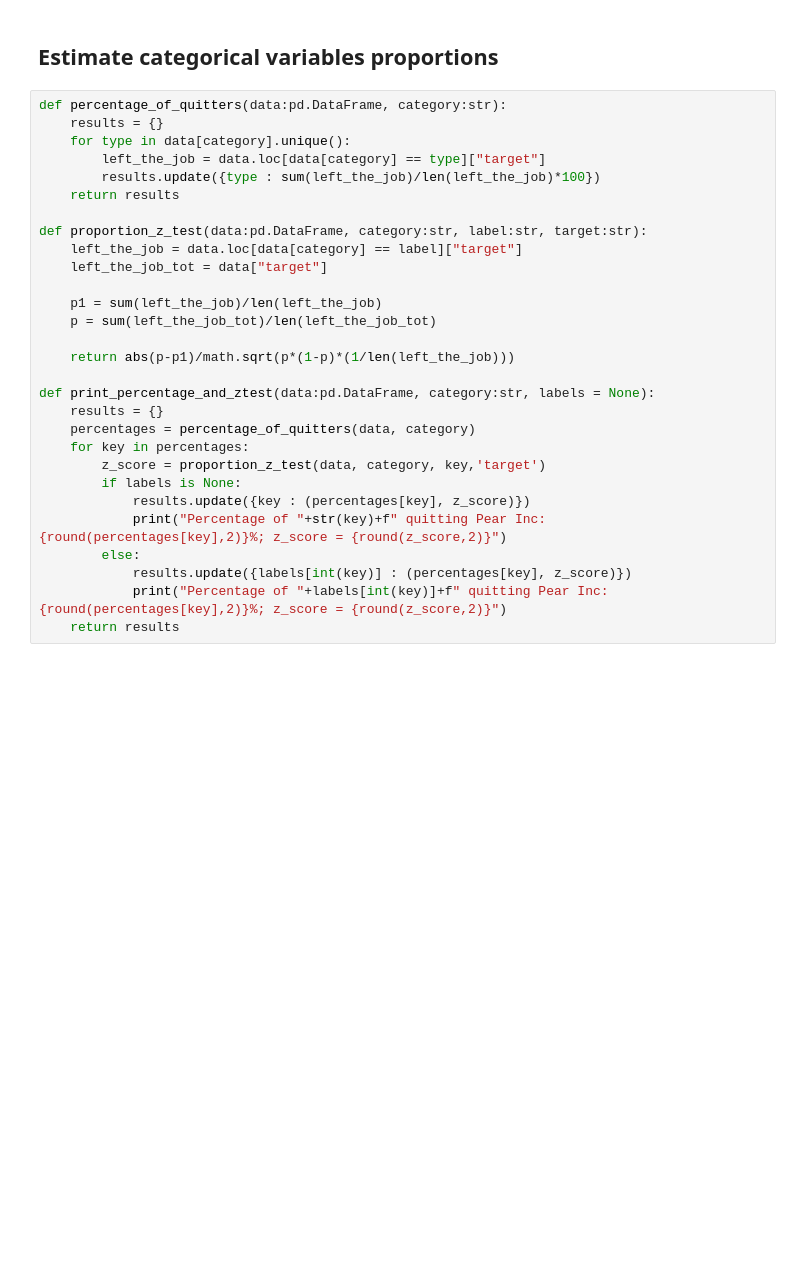
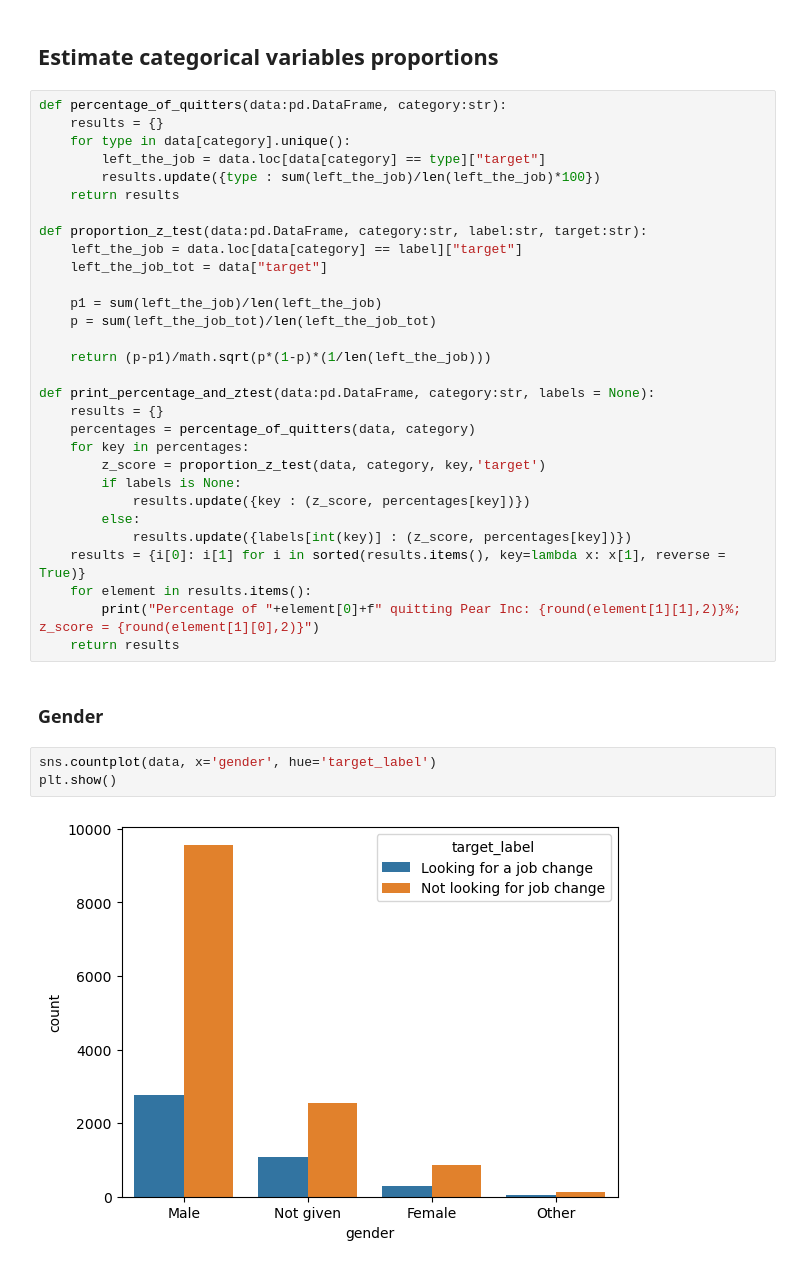
Before and after one commit to teob97/xtream-ai-assignment, a Jupyter notebook: challenge_1.ipynb, the cells around one changed output. Cells and saved outputs as stored; diff of their text form; blank space fills up the shorter version.

```diff
--- a/challenge_1.ipynb
+++ b/challenge_1.ipynb
@@ -245,7 +248,7 @@ def proportion_z_test(data:pd.DataFrame, category:str, label:str, target:str):
     p1 = sum(left_the_job)/len(left_the_job)
     p = sum(left_the_job_tot)/len(left_the_job_tot)
 
-    return abs(p-p1)/math.sqrt(p*(1-p)*(1/len(left_the_job)))
+    return (p-p1)/math.sqrt(p*(1-p)*(1/len(left_the_job)))
 
 def print_percentage_and_ztest(data:pd.DataFrame, category:str, labels = None):
     results = {}
@@ -253,12 +256,20 @@ def print_percentage_and_ztest(data:pd.DataFrame, category:str, labels = None):
     for key in percentages:
         z_score = proportion_z_test(data, category, key,'target')
         if labels is None:
-            results.update({key : (percentages[key], z_score)})
-            print("Percentage of "+str(key)+f" quitting Pear Inc: {round(percentages[key],2)}%; z_score = {round(z_score,2)}")
+            results.update({key : (z_score, percentages[key])})
         else:
-            results.update({labels[int(key)] : (percentages[key], z_score)})
-            print("Percentage of "+labels[int(key)]+f" quitting Pear Inc: {round(percentages[key],2)}%; z_score = {round(z_score,2)}")
+            results.update({labels[int(key)] : (z_score, percentages[key])})
+    results = {i[0]: i[1] for i in sorted(results.items(), key=lambda x: x[1], reverse = True)}
+    for element in results.items():
+        print("Percentage of "+element[0]+f" quitting Pear Inc: {round(element[1][1],2)}%; z_score = {round(element[1][0],2)}")
     return results
+# %% [markdown]
+### Gender
+# %%
+sns.countplot(data, x='gender', hue='target_label')
+plt.show()
+# %% [output]
+[figure, added]
 # %%
 gender_dict = print_percentage_and_ztest(data, 'gender')
 # %% [output]
```
Also changed, not shown: parts of 23 cells of this notebook.
